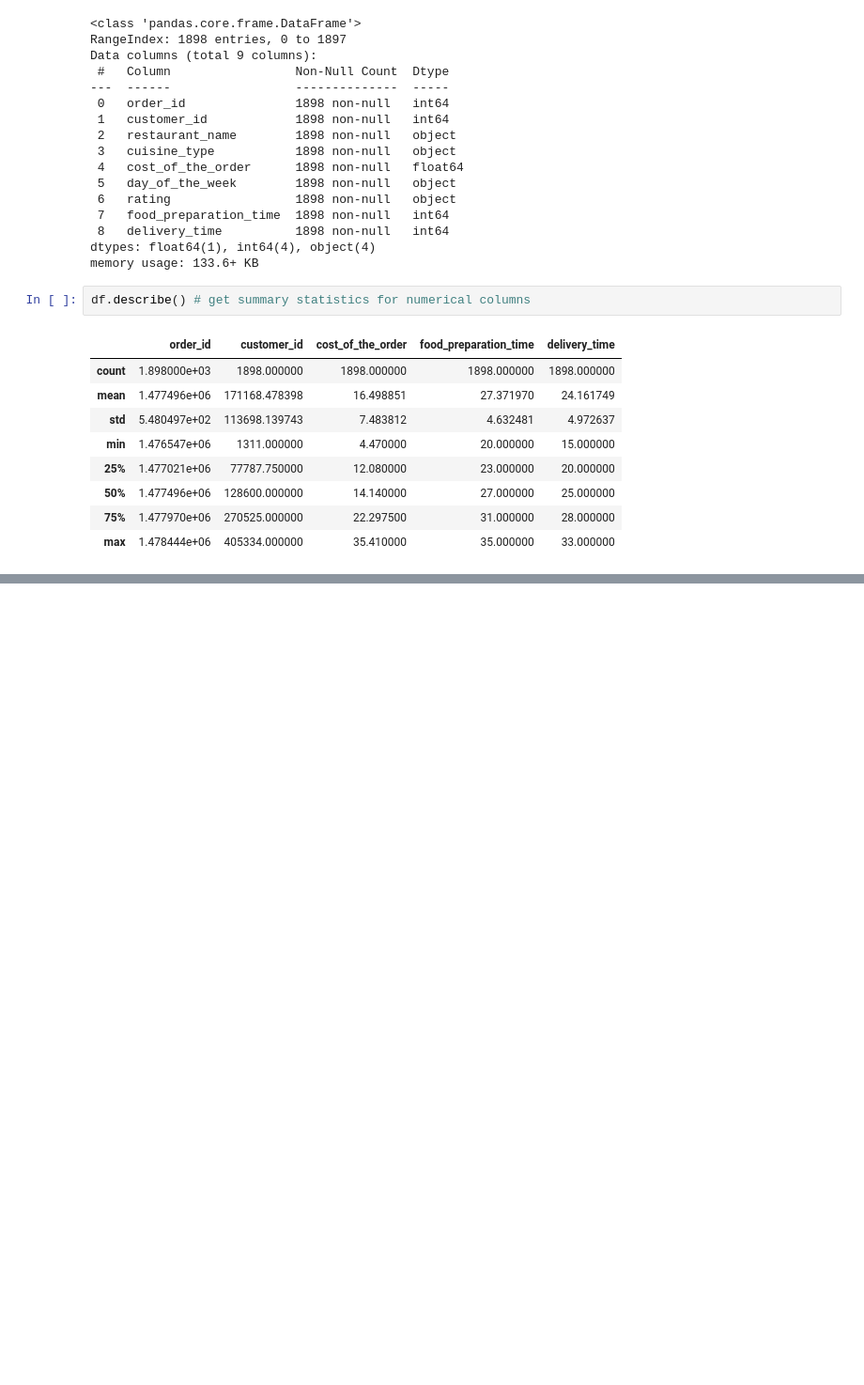
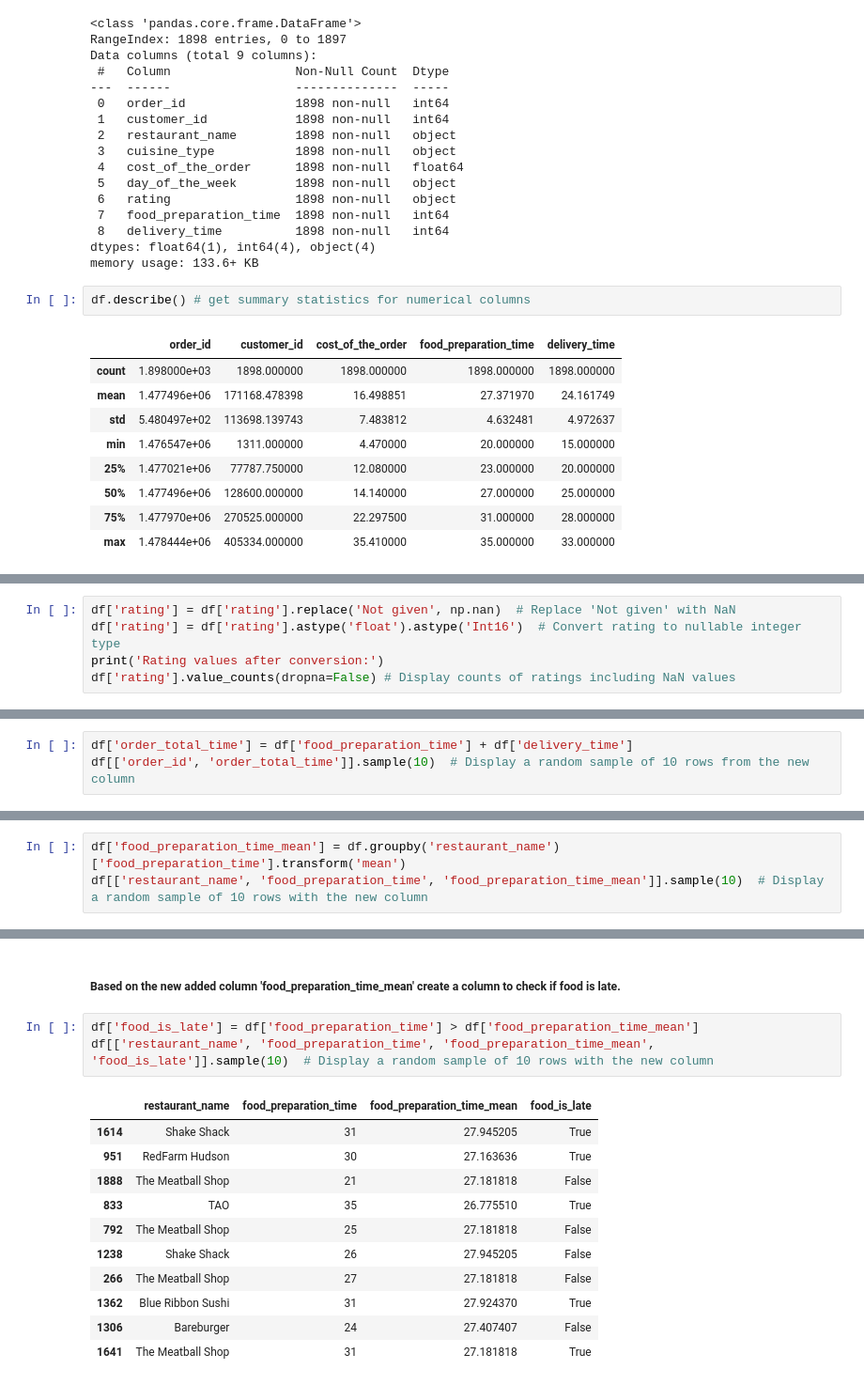
Before and after one commit to J3SSY-ANDU/Food-Delivery-Data-Analysis, a Jupyter notebook: notebooks/food_delivery_orders_eda.ipynb, the cells around one changed output, grey strips where cells are left out. Shown at 94% size. Drawn from its saved outputs; the diff is of its cells as text; blank space fills up the shorter version.

```diff
--- a/notebooks/food_delivery_orders_eda.ipynb
+++ b/notebooks/food_delivery_orders_eda.ipynb
@@ -101,0 +183,5 @@ df.describe() # get summary statistics for numerical columns
+# %%
+df['rating'] = df['rating'].replace('Not given', np.nan)  # Replace 'Not given' with NaN
+df['rating'] = df['rating'].astype('float').astype('Int16')  # Convert rating to nullable integer type
+print('Rating values after conversion:')
+df['rating'].value_counts(dropna=False) # Display counts of ratings including NaN values
@@ -101,0 +198,3 @@ df.describe() # get summary statistics for numerical columns
+# %%
+df['order_total_time'] = df['food_preparation_time'] + df['delivery_time']
+df[['order_id', 'order_total_time']].sample(10)  # Display a random sample of 10 rows from the new column
@@ -101,0 +215,3 @@ df.describe() # get summary statistics for numerical columns
+# %%
+df['food_preparation_time_mean'] = df.groupby('restaurant_name')['food_preparation_time'].transform('mean')
+df[['restaurant_name', 'food_preparation_time', 'food_preparation_time_mean']].sample(10)  # Display a random sample of 10 rows with the new column
@@ -101,0 +239,17 @@ df.describe() # get summary statistics for numerical columns
+# %% [markdown]
+##### Based on the new added column 'food_preparation_time_mean' create a column to check if food is late.
+# %%
+df['food_is_late'] = df['food_preparation_time'] > df['food_preparation_time_mean']
+df[['restaurant_name', 'food_preparation_time', 'food_preparation_time_mean', 'food_is_late']].sample(10)  # Display a random sample of 10 rows with the new column
+# %% [output]
+|  | restaurant_name | food_preparation_time | food_preparation_time_mean | food_is_late |
+| 1614 | Shake Shack | 31 | 27.945205 | True |
+| 951 | RedFarm Hudson | 30 | 27.163636 | True |
+| 1888 | The Meatball Shop | 21 | 27.181818 | False |
+| 833 | TAO | 35 | 26.775510 | True |
+| 792 | The Meatball Shop | 25 | 27.181818 | False |
+| 1238 | Shake Shack | 26 | 27.945205 | False |
+| 266 | The Meatball Shop | 27 | 27.181818 | False |
+| 1362 | Blue Ribbon Sushi | 31 | 27.924370 | True |
+| 1306 | Bareburger | 24 | 27.407407 | False |
+| 1641 | The Meatball Shop | 31 | 27.181818 | True |
```
Also changed, not shown: parts of 32 cells of this notebook, 1 other file.
